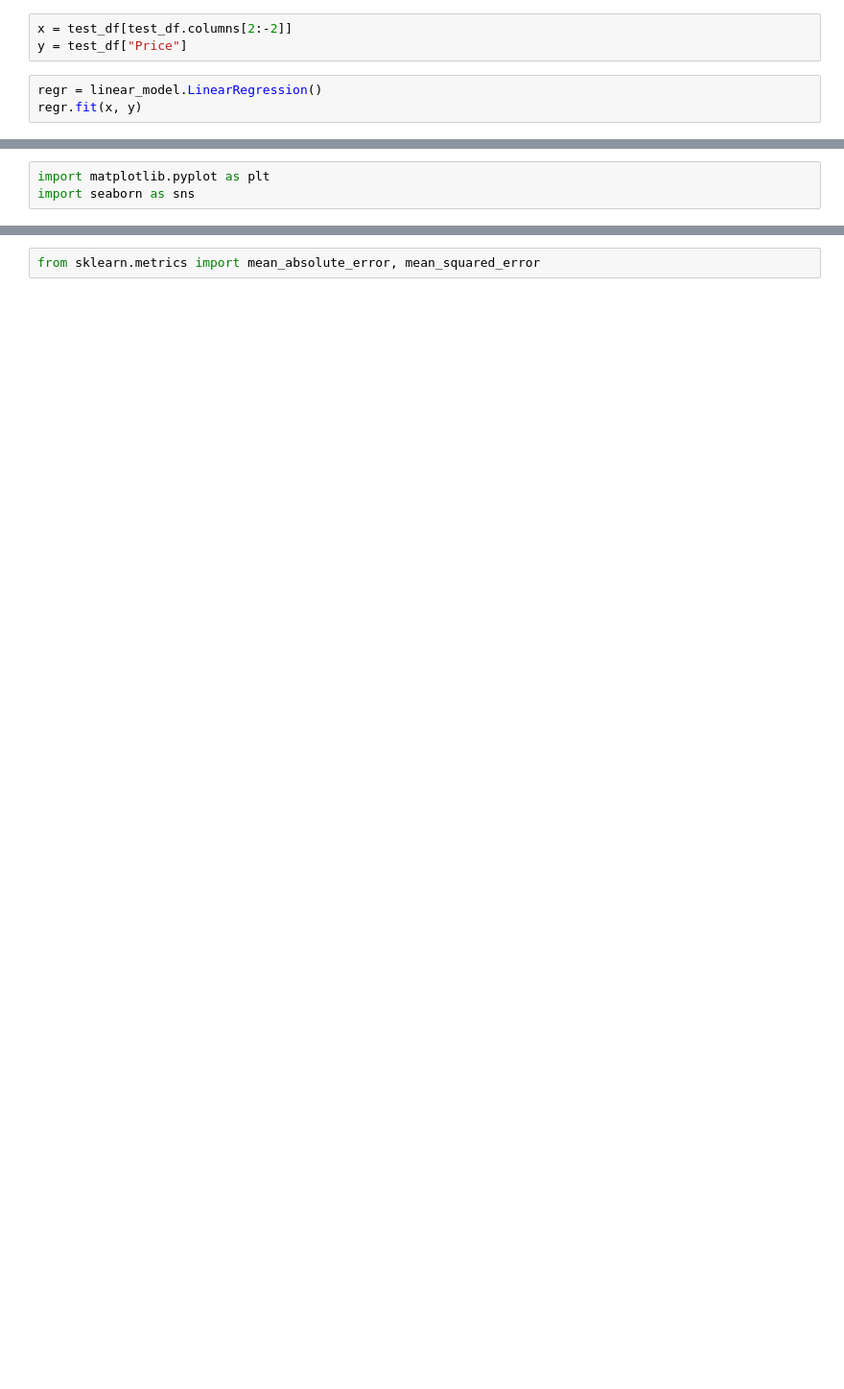
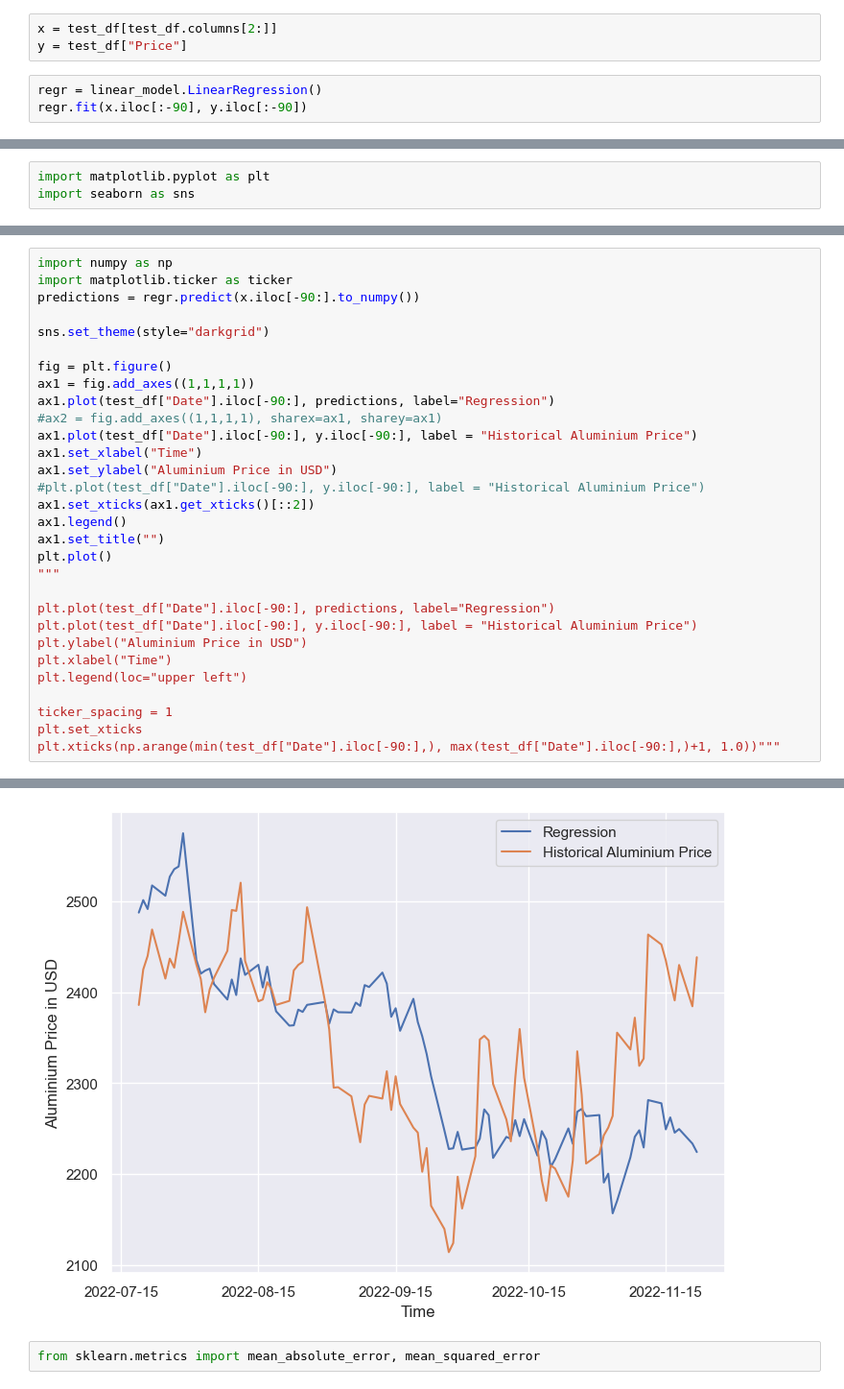
Before and after one commit to alexwese/tkseminar, a Jupyter notebook: DataAnalysis/mlp.ipynb, the cells around one changed output, grey strips where cells are left out. Shown: that part at 96% size. Cells and saved outputs as stored; diff of their text form; blank space fills up the shorter version.

```diff
--- a/DataAnalysis/mlp.ipynb
+++ b/DataAnalysis/mlp.ipynb
@@ -85,11 +85,11 @@ y = test_df["Price"]
 x = test_df[["GDP", "USD_index", "Production_total", "Energy_index", "Open_usd_ruble", "Open_usd_rupee", "Open_usd_cad", "Open_usd_yuan", "zinc_price", "nickel_price"]]
 y = test_df["Price"]
 # %%
-x = test_df[test_df.columns[2:-2]]
+x = test_df[test_df.columns[2:]]
 y = test_df["Price"]
 # %%
 regr = linear_model.LinearRegression()
-regr.fit(x, y)
+regr.fit(x.iloc[:-90], y.iloc[:-90])
 # %% [output]
 LinearRegression()
 # %%
@@ -120,0 +111,31 @@ plt.legend(loc="upper left")
+# %%
+import numpy as np
+import matplotlib.ticker as ticker
+predictions = regr.predict(x.iloc[-90:].to_numpy())
+
+sns.set_theme(style="darkgrid")
+
+fig = plt.figure()
+ax1 = fig.add_axes((1,1,1,1))
+ax1.plot(test_df["Date"].iloc[-90:], predictions, label="Regression")
+#ax2 = fig.add_axes((1,1,1,1), sharex=ax1, sharey=ax1)
+ax1.plot(test_df["Date"].iloc[-90:], y.iloc[-90:], label = "Historical Aluminium Price")
+ax1.set_xlabel("Time")
+ax1.set_ylabel("Aluminium Price in USD")
+#plt.plot(test_df["Date"].iloc[-90:], y.iloc[-90:], label = "Historical Aluminium Price")
+ax1.set_xticks(ax1.get_xticks()[::2])
+ax1.legend()
+ax1.set_title("")
+plt.plot()
+"""
+
+plt.plot(test_df["Date"].iloc[-90:], predictions, label="Regression")
+plt.plot(test_df["Date"].iloc[-90:], y.iloc[-90:], label = "Historical Aluminium Price")
+plt.ylabel("Aluminium Price in USD")
+plt.xlabel("Time")
+plt.legend(loc="upper left")
+
+ticker_spacing = 1
+plt.set_xticks
+plt.xticks(np.arange(min(test_df["Date"].iloc[-90:],), max(test_df["Date"].iloc[-90:],)+1, 1.0))"""
+# %% [output]
@@ -121,3 +143,4 @@ plt.legend(loc="upper left")
+[figure, added]
 # %%
 from sklearn.metrics import mean_absolute_error, mean_squared_error
 # %%
```
Also changed, not shown: parts of 6 cells of this notebook, 1 other file.
